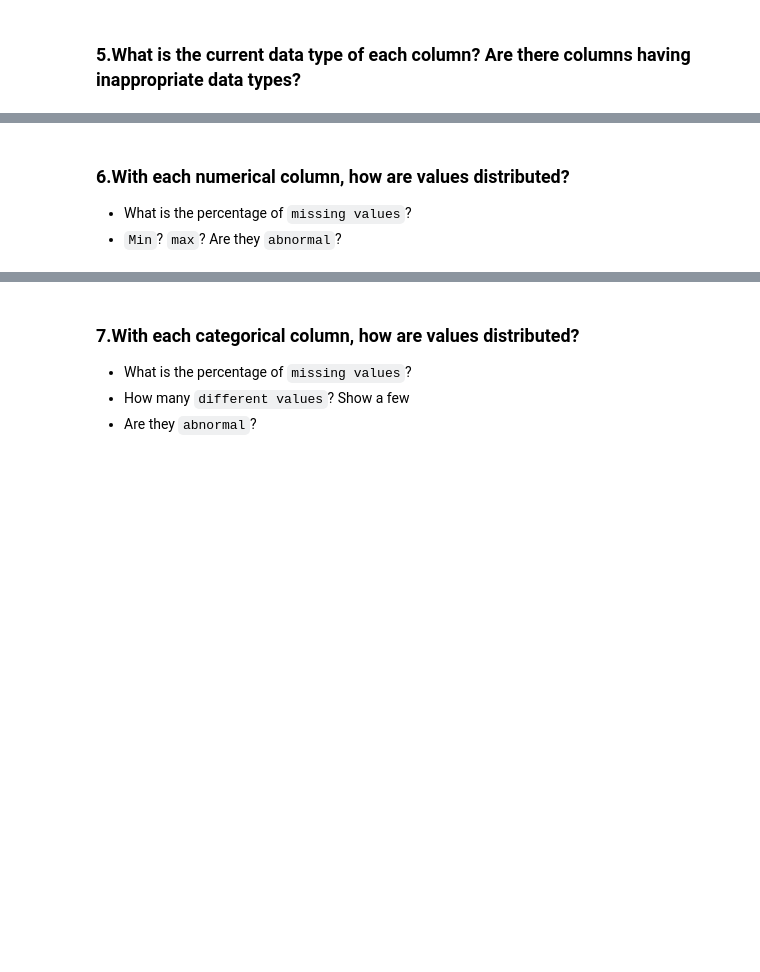
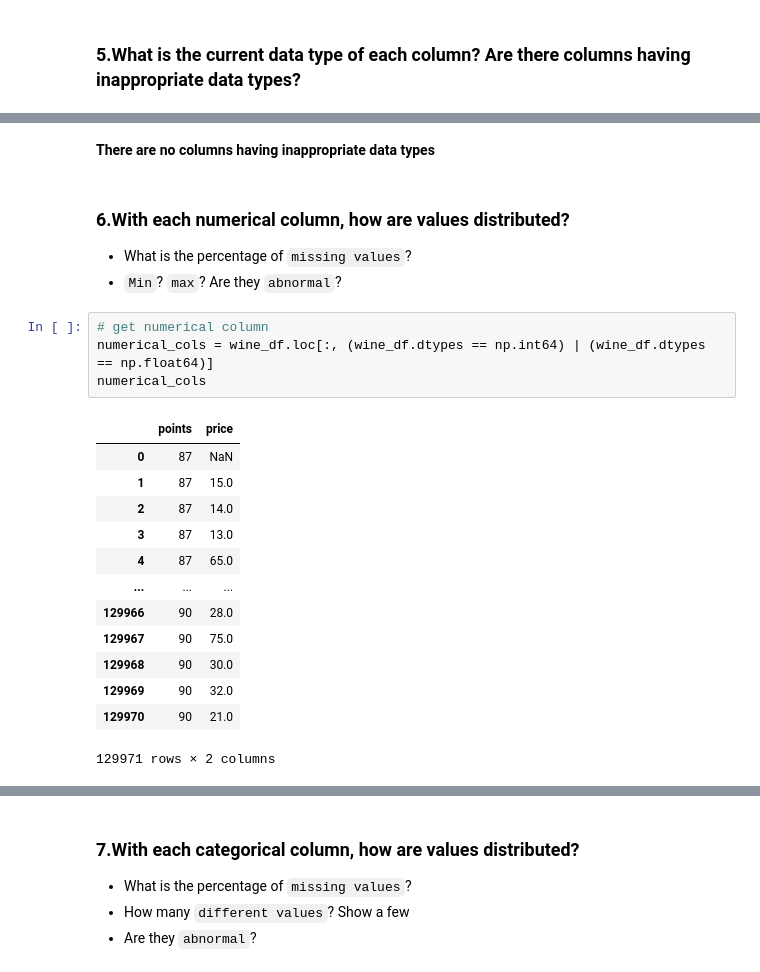
Before and after one commit to iamdkSang/20127214_20127612_Wine-Reviews, a Jupyter notebook: 20127214_20127612.ipynb, the cells around one changed output, grey strips where cells are left out. Saved outputs shown, nothing was run; the diff lists cells and outputs as text; blank space fills up the shorter version.

```diff
--- a/20127214_20127612.ipynb
+++ b/20127214_20127612.ipynb
@@ -52,4 +107,24 @@ The data consists of 13 fields:
+# %% [markdown]
+**There are no columns having inappropriate data types**
 # %% [markdown]
 ### 6.With each numerical column, how are values distributed?
 - What is the percentage of `missing values`?
 - `Min`? `max`? Are they `abnormal`?
+# %%
+# get numerical column
+numerical_cols = wine_df.loc[:, (wine_df.dtypes == np.int64) | (wine_df.dtypes == np.float64)]
+numerical_cols
+# %% [output]
+|  | points | price |
+| 0 | 87 | NaN |
+| 1 | 87 | 15.0 |
+| 2 | 87 | 14.0 |
+| 3 | 87 | 13.0 |
+| 4 | 87 | 65.0 |
+| ... | ... | ... |
+| 129966 | 90 | 28.0 |
+| 129967 | 90 | 75.0 |
+| 129968 | 90 | 30.0 |
+| 129969 | 90 | 32.0 |
+| 129970 | 90 | 21.0 |
+129971 rows × 2 columns
```
Also changed, not shown: parts of 11 cells of this notebook.
